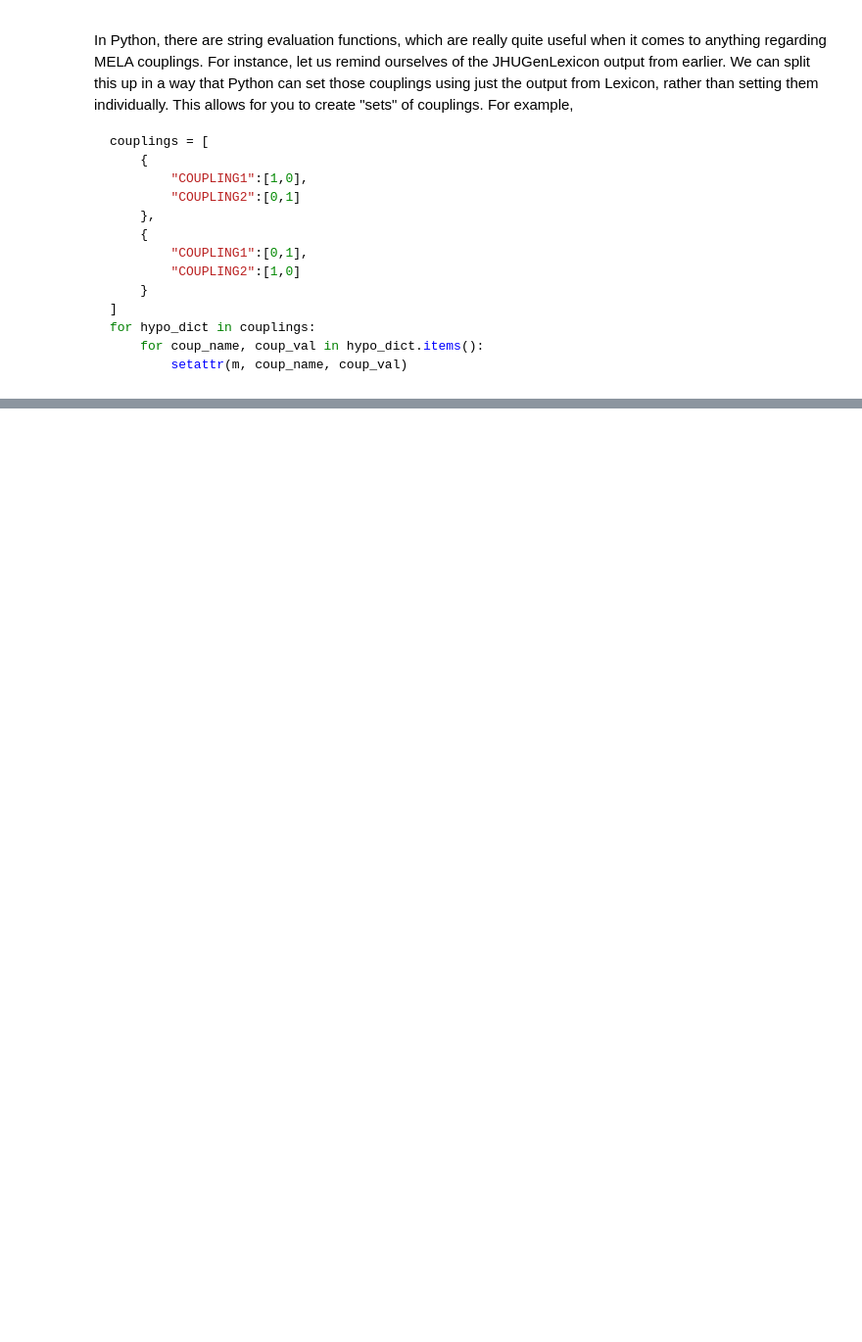
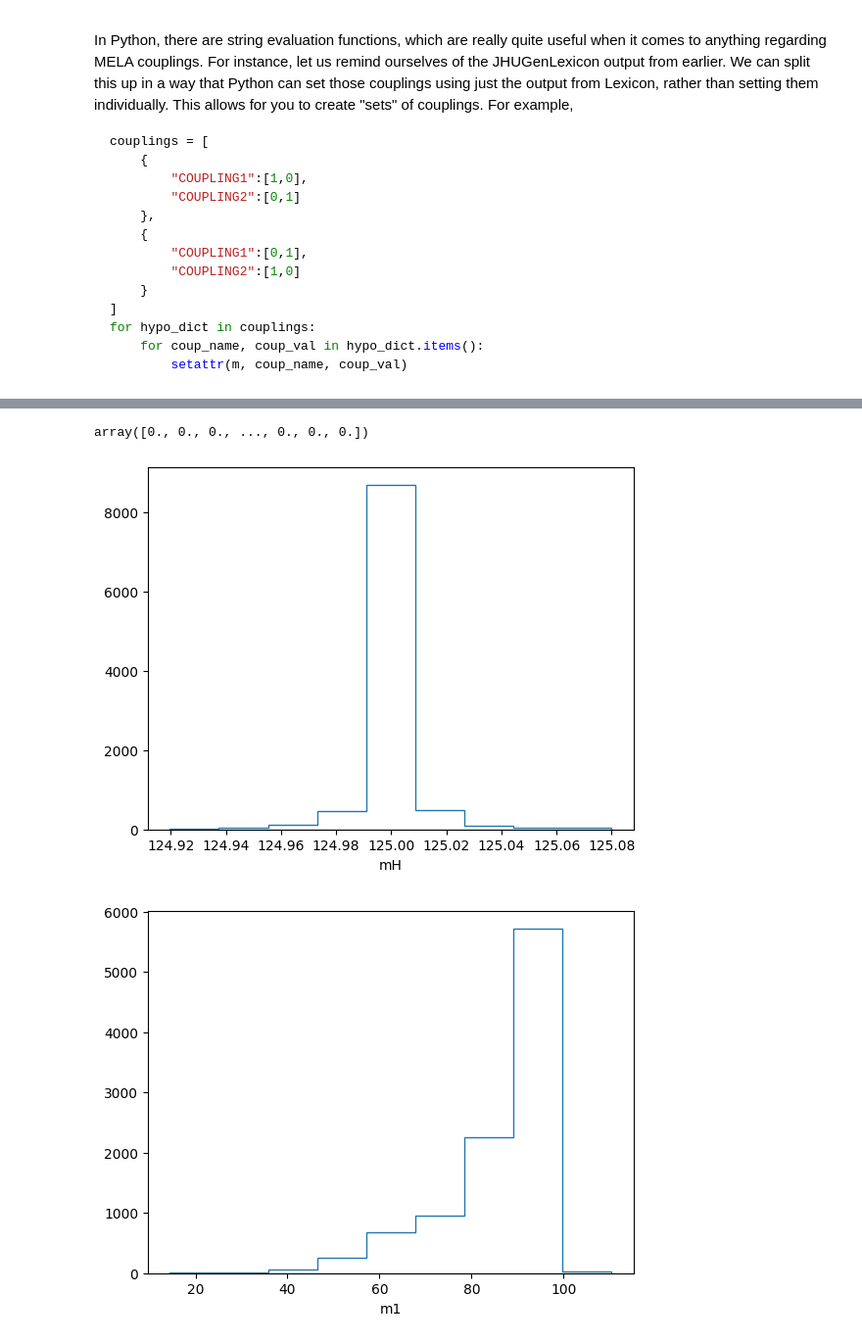
Before and after one commit to FNALLPC/cmseft, a Jupyter notebook: reweighting/MELA_Tutorial.ipynb, the cells around one changed output, grey strips where cells are left out. Shown at 98% size. Drawn from its saved outputs; the diff is of its cells as text; code cells hidden in the pictures; blank space fills up the shorter version.

Commit message:
data sample

```diff
--- a/reweighting/MELA_Tutorial.ipynb
+++ b/reweighting/MELA_Tutorial.ipynb
@@ -213,5 +239,5 @@ AssertionError:
 The constructor can be found [here](https://spin.pha.jhu.edu/MELA/MELA_python.html) in Python as an example, with the underlying C++ function found [here](https://spin.pha.jhu.edu/MELA/classMela.html#aa0d92c0d836f7c720f584dc75a8031fc). **Note that all the actual function signatures are documented within the C++ area, as that is where the functions are actually defined**.
 # %%
 #MELA is initialized as (Center-of-Mass Energy, Higgs Mass, Verbosity)
-m = Mela.Mela(13, 125, Mela.VerbosityLevel.SILENT)
+m = Mela.Mela(13, 125, Mela.VerbosityLevel.DEBUG)
 # %% [output]
@@ -445,0 +619,50 @@ ghg2=0,0 ghgsgs4=0.0511176,0 ghzgs4=0.0325928,0 ghgsgs2=0,0 ghzgs2=0,0 ghz4=-0.0
+# %%
+template_arr = np.zeros(len(input_data), dtype=np.float64)
+probabilities = {
+    "SM" : template_arr.copy(),
+    "tchWB" : template_arr.copy(),
+    "bkg" : template_arr.copy()
+}
+
+observables = np.zeros((8, len(input_data)), dtype=np.float64)
+observable_names = "mH", "m1", "m2", "cos1", "cos2", "phi", "cos_star", "phi1"
+
+for i, input_event in tqdm.tqdm(enumerate(input_data), desc="reweighting", total=len(input_data)):
+    m.setInputEvent(*input_event) #There's a reason we ordered it like we did!
+    m.setProcess(Mela.Process.HSMHiggs, Mela.MatrixElement.MCFM, Mela.Production.ZZGG)
+
+    for coup_name, coup_val in coupling_setups["SM"].items():
+        setattr(m, coup_name, coup_val)
+
+    probabilities["SM"][i] = m.computeP(False)
+
+    for coup_name, coup_val in coupling_setups["tchWB"].items():
+        setattr(m, coup_name, coup_val)
+    probabilities["tchWB"][i] = m.computeP(False)
+
+    m.setProcess(Mela.Process.bkgZZ, Mela.MatrixElement.MCFM, Mela.Production.ZZGG)
+    probabilities["bkg"][i] = m.computeP(False)
+
+    observables[:,i] = m.computeDecayAngles()
+
+
+    m.resetInputEvent()
+# %%
+probabilities["tchWB"]/probabilities["SM"]
+# %% [output]
+array([0., 0., 0., ..., 0., 0., 0.])
+# %%
+for i, name in enumerate(observable_names):
+    plt.figure()
+    mini, maxi = observables[i].min(), observables[i].max()
+    binning = np.linspace(mini, maxi, 10)
+
+    plt.hist(observables[i], binning, histtype="step")
+    plt.hist(observables[i], binning, weights=probabilities["tchWB"]/probabilities["SM"], histtype="step")
+
+    plt.xlabel(name)
+    plt.show()
+    plt.close(fig)
+# %% [output]
+[figure, added]
+[figure, added]
```
Also changed, not shown: parts of 15 cells of this notebook, 1 other file.
